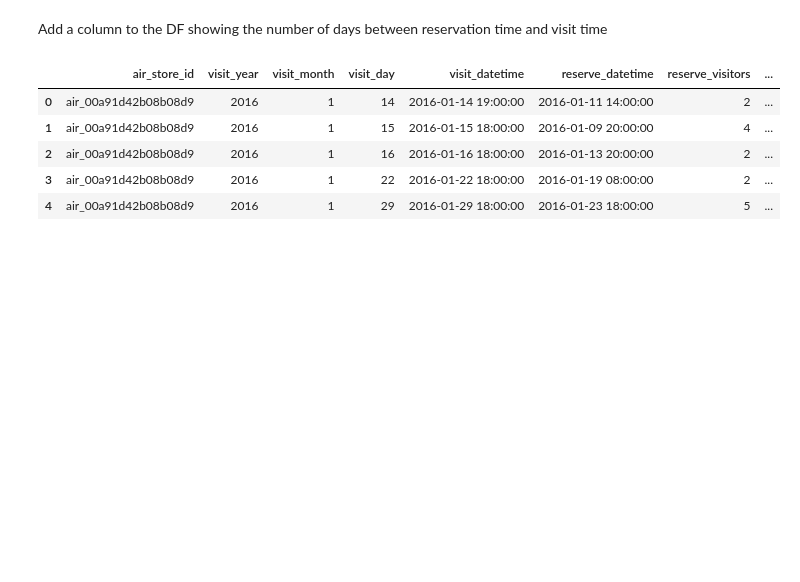
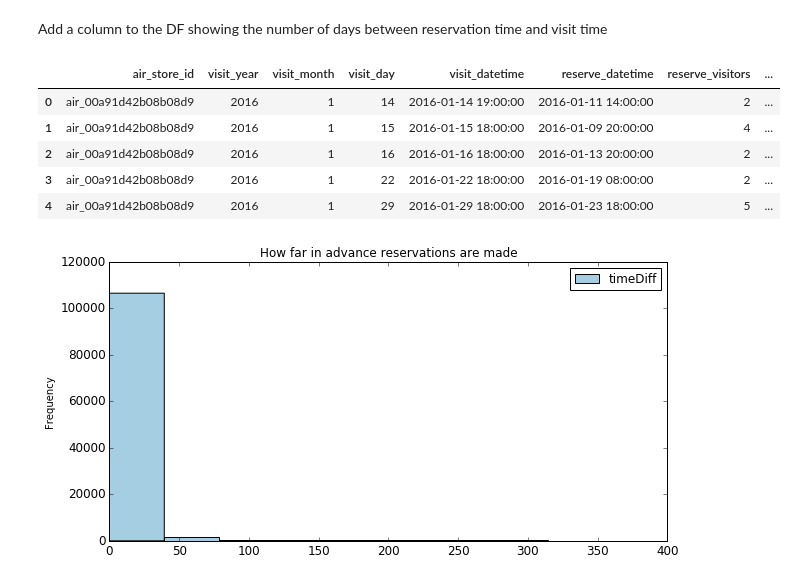
Before and after one commit to jieunyoo/kaggle-recruit-restaurant-predictions, a Jupyter notebook: 03-data-visualization.ipynb, the cells around one changed output. Cells and saved outputs as stored; diff of their text form; code cells hidden in the pictures; blank space fills up the shorter version.

```diff
--- a/03-data-visualization.ipynb
+++ b/03-data-visualization.ipynb
@@ -179,7 +179,7 @@ trainDF.describe()
 # %% [markdown]
 Add a column to the DF showing the number of days between reservation time and visit time
 # %%
-trainDF['timedDiff'] = days
+trainDF['timeDiff'] = days
 # %%
 trainDF.head()
 # %% [output]
@@ -189,3 +189,7 @@ trainDF.head()
 | 2 | air_00a91d42b08b08d9 | 2016 | 1 | 16 | 2016-01-16 18:00:00 | 2016-01-13 20:00:00 | 2 | ... |
 | 3 | air_00a91d42b08b08d9 | 2016 | 1 | 22 | 2016-01-22 18:00:00 | 2016-01-19 08:00:00 | 2 | ... |
 | 4 | air_00a91d42b08b08d9 | 2016 | 1 | 29 | 2016-01-29 18:00:00 | 2016-01-23 18:00:00 | 5 | ... |
+# %%
+time_plot = trainDF['timeDiff'].plot(kind='hist', title='How far in advance reservations are made', figsize=(10,5),legend=True,fontsize=12)
+# %% [output]
+[figure, added]
```
Also changed, not shown: parts of 6 cells of this notebook.
